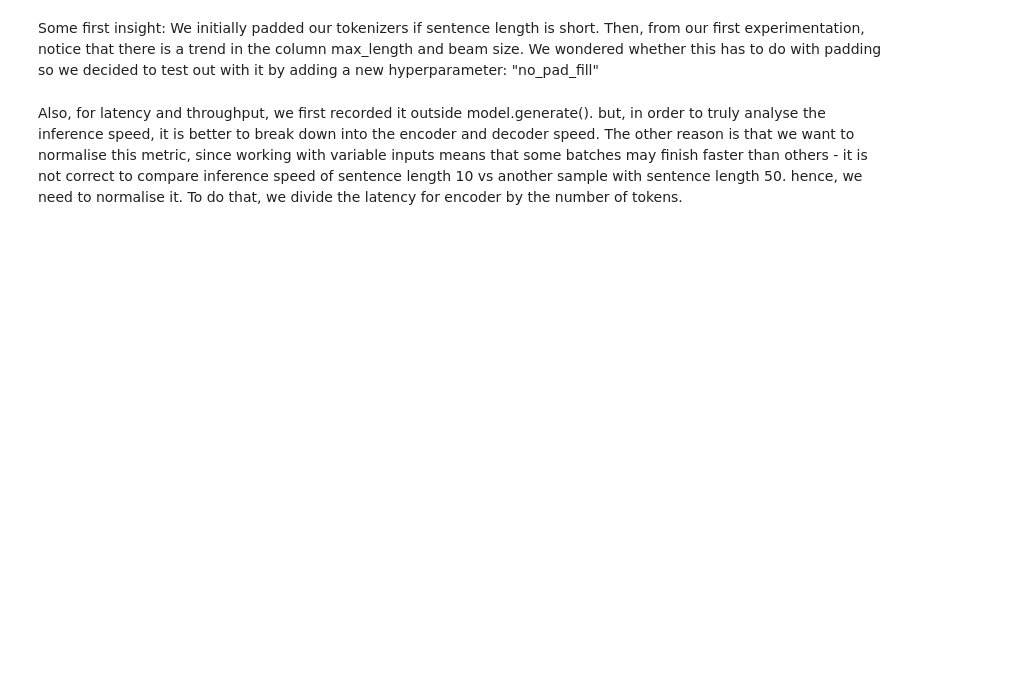
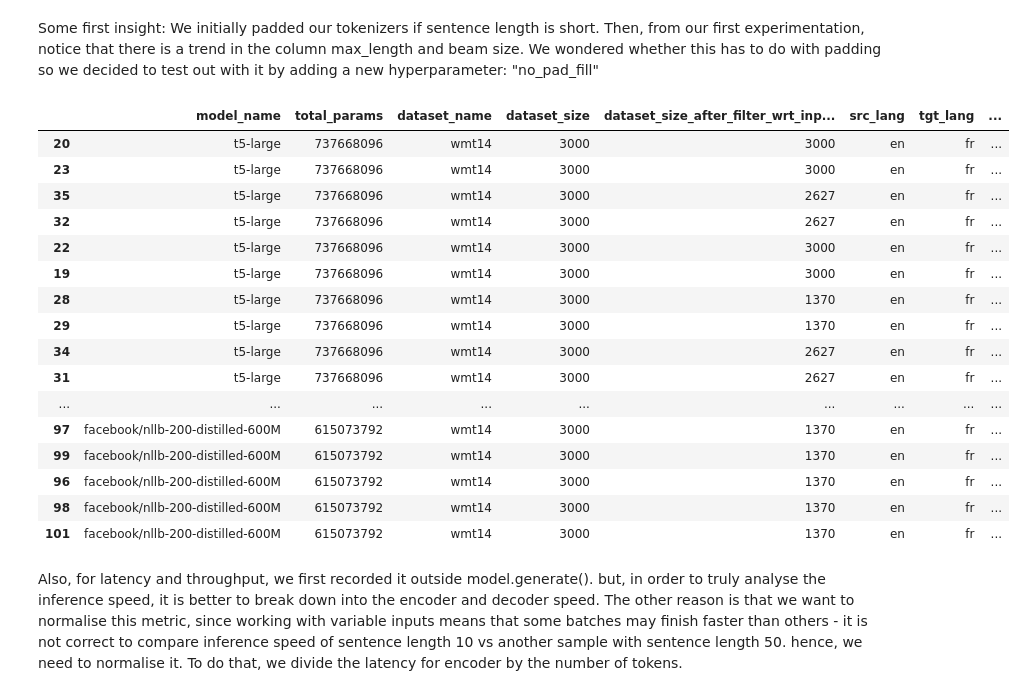
Before and after one commit to wassim2u/Benchmark, a Jupyter notebook: BenchmarkAnalysis.ipynb, the cells around one changed output. Cells and saved outputs as stored; diff of their text form; code cells hidden in the pictures; blank space fills up the shorter version.

```diff
--- a/BenchmarkAnalysis.ipynb
+++ b/BenchmarkAnalysis.ipynb
@@ -161,6 +245,27 @@ Some first insight:
 We initially padded our tokenizers if sentence length is short.
 Then, from our first experimentation, notice that there is a trend in the column max_length and beam size.
 We wondered whether this has to do with padding so we decided to test out with it by adding a new hyperparameter: "no_pad_fill"
+# %%
+df_merge_wmt14_multiple_sentences = df_merge_wmt14[df_merge_wmt14["dataset_size"] != 1]
+df_merge_wmt14_multiple_sentences
+# %% [output]
+|  | model_name | total_params | dataset_name | dataset_size | dataset_size_after_filter_wrt_inp... | src_lang | tgt_lang | ... |
+| 20 | t5-large | 737668096 | wmt14 | 3000 | 3000 | en | fr | ... |
+| 23 | t5-large | 737668096 | wmt14 | 3000 | 3000 | en | fr | ... |
+| 35 | t5-large | 737668096 | wmt14 | 3000 | 2627 | en | fr | ... |
+| 32 | t5-large | 737668096 | wmt14 | 3000 | 2627 | en | fr | ... |
+| 22 | t5-large | 737668096 | wmt14 | 3000 | 3000 | en | fr | ... |
+| 19 | t5-large | 737668096 | wmt14 | 3000 | 3000 | en | fr | ... |
+| 28 | t5-large | 737668096 | wmt14 | 3000 | 1370 | en | fr | ... |
+| 29 | t5-large | 737668096 | wmt14 | 3000 | 1370 | en | fr | ... |
+| 34 | t5-large | 737668096 | wmt14 | 3000 | 2627 | en | fr | ... |
+| 31 | t5-large | 737668096 | wmt14 | 3000 | 2627 | en | fr | ... |
+| ... | ... | ... | ... | ... | ... | ... | ... | ... |
+| 97 | facebook/nllb-200-distilled-600M | 615073792 | wmt14 | 3000 | 1370 | en | fr | ... |
+| 99 | facebook/nllb-200-distilled-600M | 615073792 | wmt14 | 3000 | 1370 | en | fr | ... |
+| 96 | facebook/nllb-200-distilled-600M | 615073792 | wmt14 | 3000 | 1370 | en | fr | ... |
+| 98 | facebook/nllb-200-distilled-600M | 615073792 | wmt14 | 3000 | 1370 | en | fr | ... |
+| 101 | facebook/nllb-200-distilled-600M | 615073792 | wmt14 | 3000 | 1370 | en | fr | ... |
 # %% [markdown]
 Also, for latency and throughput, we first recorded it outside model.generate(). but, in order to truly analyse the inference speed, it is better to break down into the encoder and decoder speed.
 The other reason is that we want to normalise this metric, since working with variable inputs means that some batches may finish faster than others - it is not correct to compare inference speed of sentence length 10 vs another sample with sentence length 50. hence, we need to normalise it.
```
Also changed, not shown: parts of 10 cells of this notebook, 8 other files.
